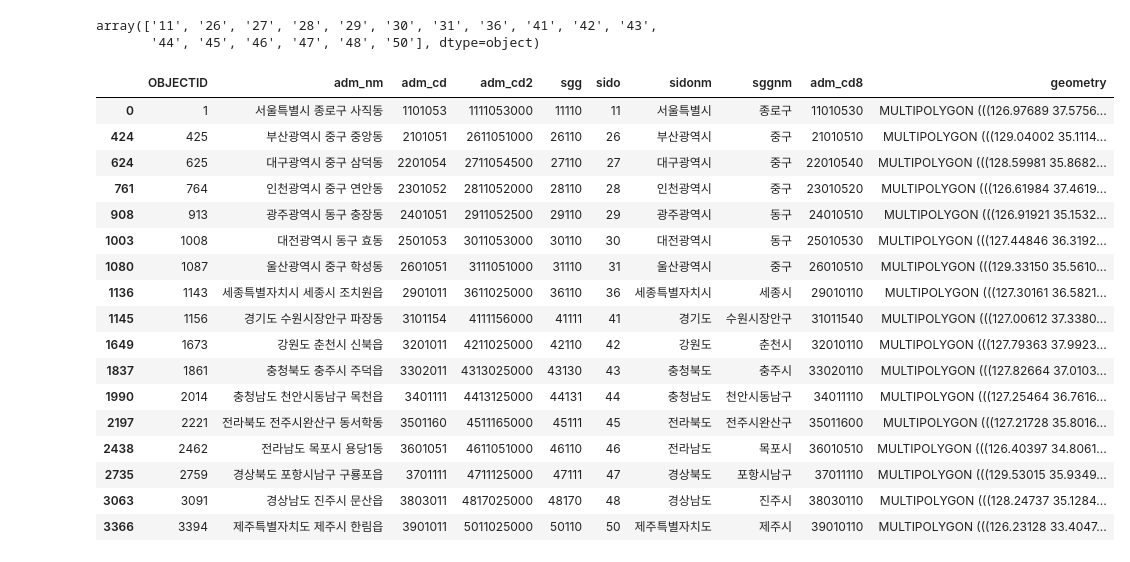
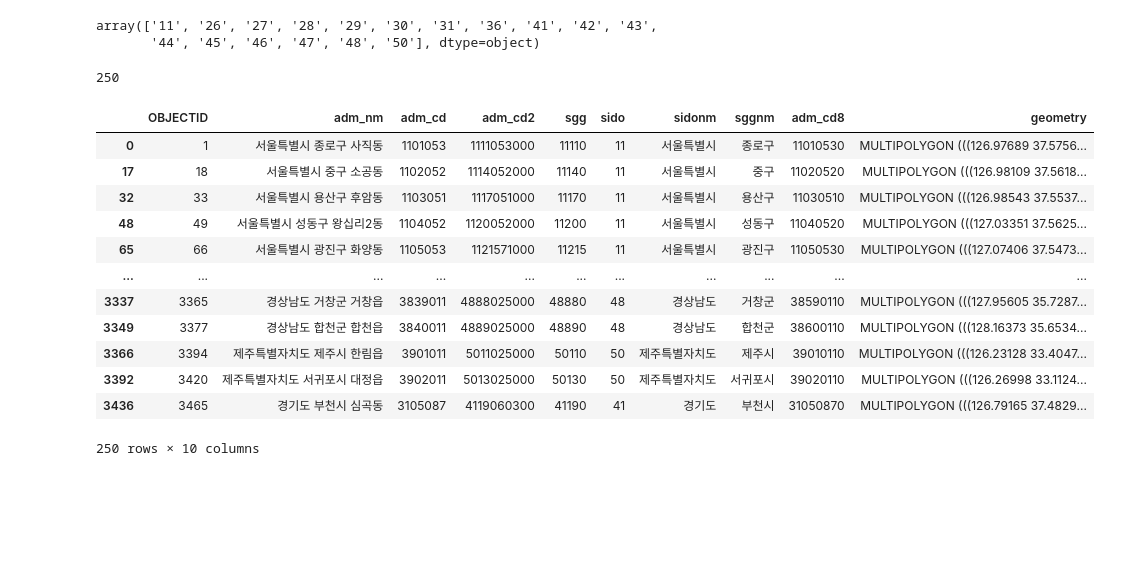
Before and after one commit to freemancho1/ai-projects, a Jupyter notebook: 60-GEOAI-GEOAIP39/02_filter_tutorial.ipynb, the cells around one changed output. Drawn from its saved outputs; the diff is of its cells as text; code cells hidden in the pictures; blank space fills up the shorter version.

```diff
--- a/60-GEOAI-GEOAIP39/02_filter_tutorial.ipynb
+++ b/60-GEOAI-GEOAIP39/02_filter_tutorial.ipynb
@@ -42,25 +42,24 @@ dong_gdf['sido'].unique()
 # %% [output]
 array(['11', '26', '27', '28', '29', '30', '31', '36', '41', '42', '43',
        '44', '45', '46', '47', '48', '50'], dtype=object)
+# %%
+dong_gdf['sgg'].unique().size
+# %% [output]
+250
 # %%
-unique_dong_gdf = dong_gdf.drop_duplicates(subset='sido')
+unique_dong_gdf = dong_gdf.drop_duplicates(subset='sgg')
 unique_dong_gdf
 # %% [output]
 |  | OBJECTID | adm_nm | adm_cd | adm_cd2 | sgg | sido | sidonm | sggnm | adm_cd8 | geometry |
 | 0 | 1 | 서울특별시 종로구 사직동 | 1101053 | 1111053000 | 11110 | 11 | 서울특별시 | 종로구 | 11010530 | MULTIPOLYGON (((126.97689 37.5756... |
-| 424 | 425 | 부산광역시 중구 중앙동 | 2101051 | 2611051000 | 26110 | 26 | 부산광역시 | 중구 | 21010510 | MULTIPOLYGON (((129.04002 35.1114... |
-| 624 | 625 | 대구광역시 중구 삼덕동 | 2201054 | 2711054500 | 27110 | 27 | 대구광역시 | 중구 | 22010540 | MULTIPOLYGON (((128.59981 35.8682... |
-| 761 | 764 | 인천광역시 중구 연안동 | 2301052 | 2811052000 | 28110 | 28 | 인천광역시 | 중구 | 23010520 | MULTIPOLYGON (((126.61984 37.4619... |
-| 908 | 913 | 광주광역시 동구 충장동 | 2401051 | 2911052500 | 29110 | 29 | 광주광역시 | 동구 | 24010510 | MULTIPOLYGON (((126.91921 35.1532... |
-| 1003 | 1008 | 대전광역시 동구 효동 | 2501053 | 3011053000 | 30110 | 30 | 대전광역시 | 동구 | 25010530 | MULTIPOLYGON (((127.44846 36.3192... |
-| 1080 | 1087 | 울산광역시 중구 학성동 | 2601051 | 3111051000 | 31110 | 31 | 울산광역시 | 중구 | 26010510 | MULTIPOLYGON (((129.33150 35.5610... |
-| 1136 | 1143 | 세종특별자치시 세종시 조치원읍 | 2901011 | 3611025000 | 36110 | 36 | 세종특별자치시 | 세종시 | 29010110 | MULTIPOLYGON (((127.30161 36.5821... |
-| 1145 | 1156 | 경기도 수원시장안구 파장동 | 3101154 | 4111156000 | 41111 | 41 | 경기도 | 수원시장안구 | 31011540 | MULTIPOLYGON (((127.00612 37.3380... |
-| 1649 | 1673 | 강원도 춘천시 신북읍 | 3201011 | 4211025000 | 42110 | 42 | 강원도 | 춘천시 | 32010110 | MULTIPOLYGON (((127.79363 37.9923... |
-| 1837 | 1861 | 충청북도 충주시 주덕읍 | 3302011 | 4313025000 | 43130 | 43 | 충청북도 | 충주시 | 33020110 | MULTIPOLYGON (((127.82664 37.0103... |
-| 1990 | 2014 | 충청남도 천안시동남구 목천읍 | 3401111 | 4413125000 | 44131 | 44 | 충청남도 | 천안시동남구 | 34011110 | MULTIPOLYGON (((127.25464 36.7616... |
-| 2197 | 2221 | 전라북도 전주시완산구 동서학동 | 3501160 | 4511165000 | 45111 | 45 | 전라북도 | 전주시완산구 | 35011600 | MULTIPOLYGON (((127.21728 35.8016... |
-| 2438 | 2462 | 전라남도 목포시 용당1동 | 3601051 | 4611051000 | 46110 | 46 | 전라남도 | 목포시 | 36010510 | MULTIPOLYGON (((126.40397 34.8061... |
-| 2735 | 2759 | 경상북도 포항시남구 구룡포읍 | 3701111 | 4711125000 | 47111 | 47 | 경상북도 | 포항시남구 | 37011110 | MULTIPOLYGON (((129.53015 35.9349... |
-| 3063 | 3091 | 경상남도 진주시 문산읍 | 3803011 | 4817025000 | 48170 | 48 | 경상남도 | 진주시 | 38030110 | MULTIPOLYGON (((128.24737 35.1284... |
+| 17 | 18 | 서울특별시 중구 소공동 | 1102052 | 1114052000 | 11140 | 11 | 서울특별시 | 중구 | 11020520 | MULTIPOLYGON (((126.98109 37.5618... |
+| 32 | 33 | 서울특별시 용산구 후암동 | 1103051 | 1117051000 | 11170 | 11 | 서울특별시 | 용산구 | 11030510 | MULTIPOLYGON (((126.98543 37.5537... |
+| 48 | 49 | 서울특별시 성동구 왕십리2동 | 1104052 | 1120052000 | 11200 | 11 | 서울특별시 | 성동구 | 11040520 | MULTIPOLYGON (((127.03351 37.5625... |
+| 65 | 66 | 서울특별시 광진구 화양동 | 1105053 | 1121571000 | 11215 | 11 | 서울특별시 | 광진구 | 11050530 | MULTIPOLYGON (((127.07406 37.5473... |
+| ... | ... | ... | ... | ... | ... | ... | ... | ... | ... | ... |
+| 3337 | 3365 | 경상남도 거창군 거창읍 | 3839011 | 4888025000 | 48880 | 48 | 경상남도 | 거창군 | 38590110 | MULTIPOLYGON (((127.95605 35.7287... |
+| 3349 | 3377 | 경상남도 합천군 합천읍 | 3840011 | 4889025000 | 48890 | 48 | 경상남도 | 합천군 | 38600110 | MULTIPOLYGON (((128.16373 35.6534... |
 | 3366 | 3394 | 제주특별자치도 제주시 한림읍 | 3901011 | 5011025000 | 50110 | 50 | 제주특별자치도 | 제주시 | 39010110 | MULTIPOLYGON (((126.23128 33.4047... |
+| 3392 | 3420 | 제주특별자치도 서귀포시 대정읍 | 3902011 | 5013025000 | 50130 | 50 | 제주특별자치도 | 서귀포시 | 39020110 | MULTIPOLYGON (((126.26998 33.1124... |
+| 3436 | 3465 | 경기도 부천시 심곡동 | 3105087 | 4119060300 | 41190 | 41 | 경기도 | 부천시 | 31050870 | MULTIPOLYGON (((126.79165 37.4829... |
+250 rows × 10 columns
```
Also changed, not shown: parts of 8 cells of this notebook, 1 other file.
